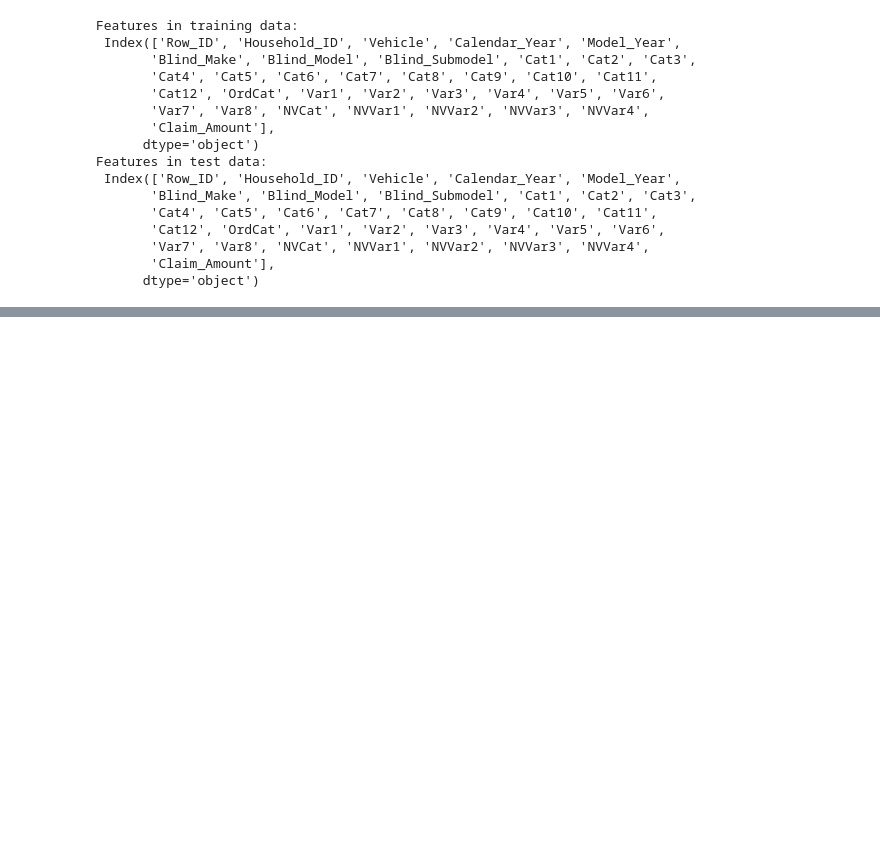
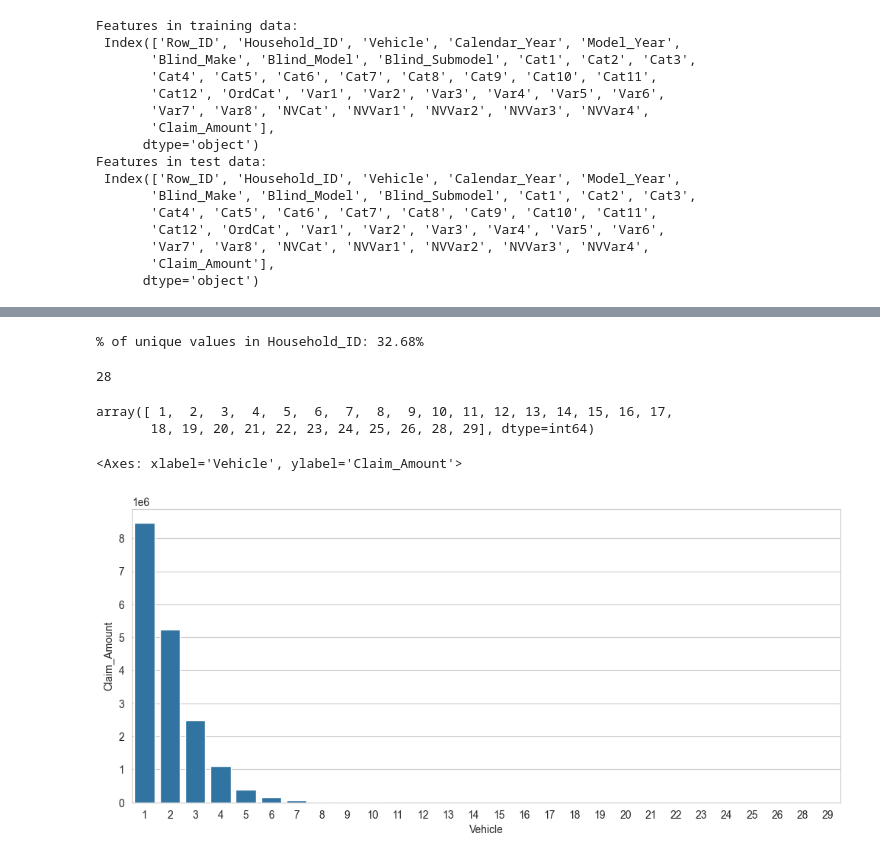
Before and after one commit to AnoopCA/Vehicle_Insurance_Claims_Prediction, a Jupyter notebook: Claims_Prediction.ipynb, the cells around one changed output, grey strips where cells are left out. Saved outputs shown, nothing was run; the diff lists cells and outputs as text; code cells hidden in the pictures; blank space fills up the shorter version.

```diff
--- a/Claims_Prediction.ipynb
+++ b/Claims_Prediction.ipynb
@@ -11,6 +11,7 @@ import matplotlib.pyplot as plt
 import seaborn as sns
 import warnings
 
+sns.set_style('whitegrid')
 warnings.filterwarnings('ignore')
 # %% [markdown]
 Import data:
@@ -65 +66,20 @@ train_data.head()
+# %%
+Unique_HID = train_data['Household_ID'].nunique() / len(train_data['Household_ID'])
+print("% of unique values in Household_ID: {:.2f}%".format(Unique_HID * 100))
+# %% [output]
+% of unique values in Household_ID: 32.68%
+# %%
+print(train_data['Vehicle'].nunique())
+np.sort(train_data['Vehicle'].unique())
+# %% [output]
+28
+array([ 1,  2,  3,  4,  5,  6,  7,  8,  9, 10, 11, 12, 13, 14, 15, 16, 17,
+       18, 19, 20, 21, 22, 23, 24, 25, 26, 28, 29], dtype=int64)
+# %%
+plt.figure(figsize=(12,5))
+plt.title('Vehicle count')
+sns.barplot(train_data.groupby(by='Vehicle')['Claim_Amount'].agg('sum', 'count'))
+# %% [output]
+<Axes: xlabel='Vehicle', ylabel='Claim_Amount'>
+[figure, added]
 # %%
```
Also changed, not shown: parts of 14 cells of this notebook.
